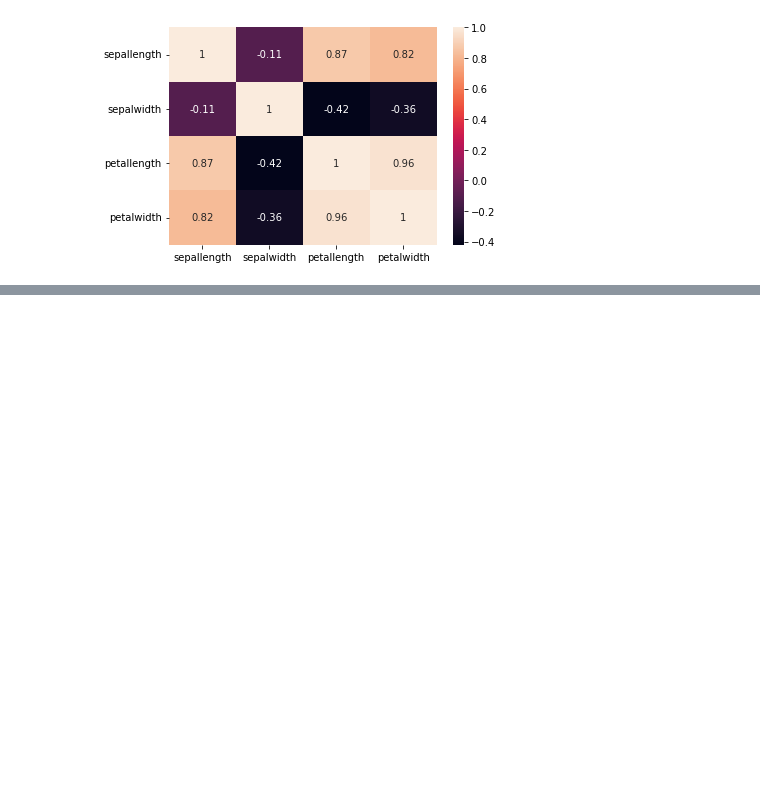
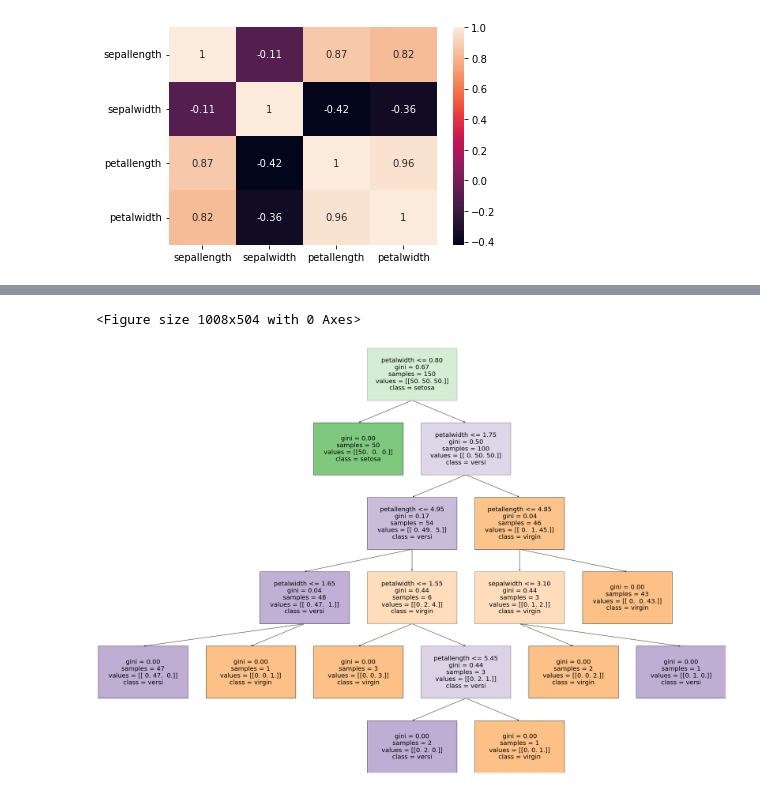
Before and after one commit to ml2202/alxml, a Jupyter notebook: Dzien02/03-drzewo-decyzyjne.ipynb, the cells around one changed output, grey strips where cells are left out. Drawn from its saved outputs; the diff is of its cells as text; code cells hidden in the pictures; blank space fills up the shorter version.

```diff
--- a/Dzien02/03-drzewo-decyzyjne.ipynb
+++ b/Dzien02/03-drzewo-decyzyjne.ipynb
@@ -85,0 +87,13 @@ plt.savefig("dt.png", dpi=150)
+# %%
+X = df.iloc[: , :4]
+y = df.class_value
+
+model = DecisionTreeClassifier(max_depth=11, random_state=0)
+model.fit(X, y)
+
+plt.figure(figsize=(14,7))
+dtreeplt(model, feature_names=X.columns, target_names=["setosa","versi","virgin"]).view()
+plt.show()
+# %% [output]
+<Figure size 1008x504 with 0 Axes>
+[figure, added]
```
Also changed, not shown: parts of 14 cells of this notebook, 2 other files.
